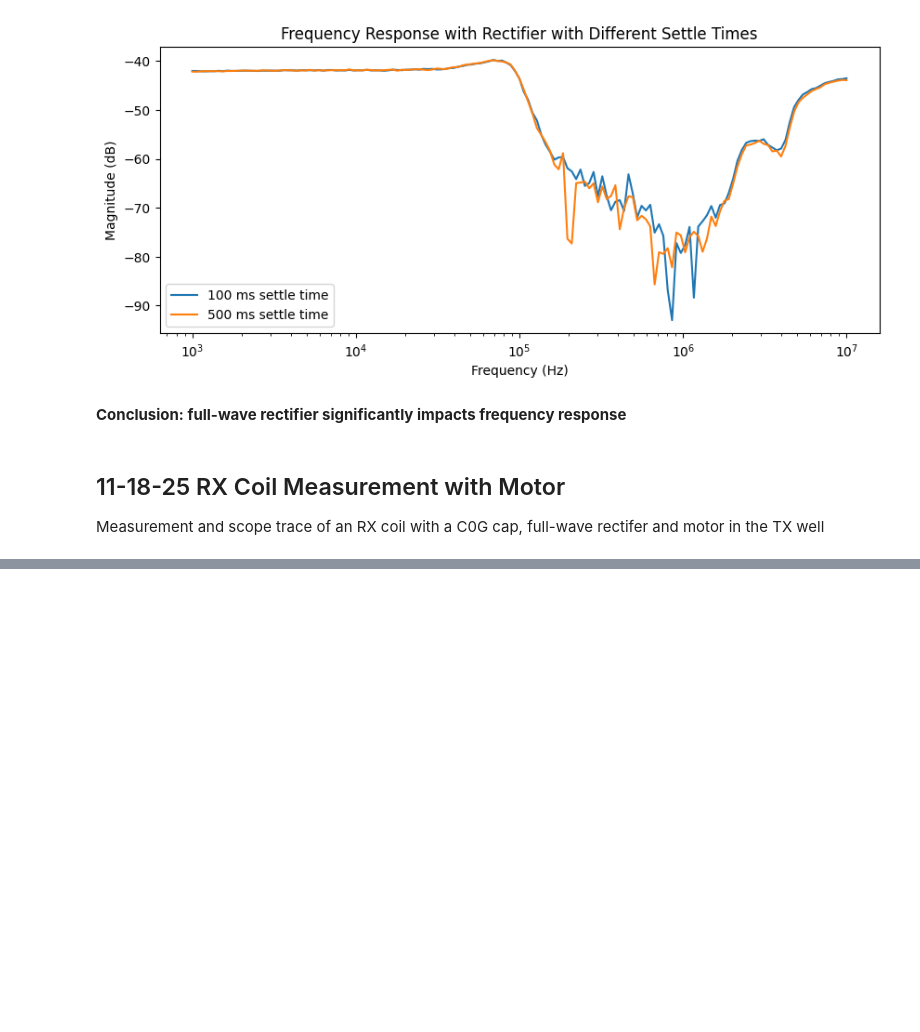
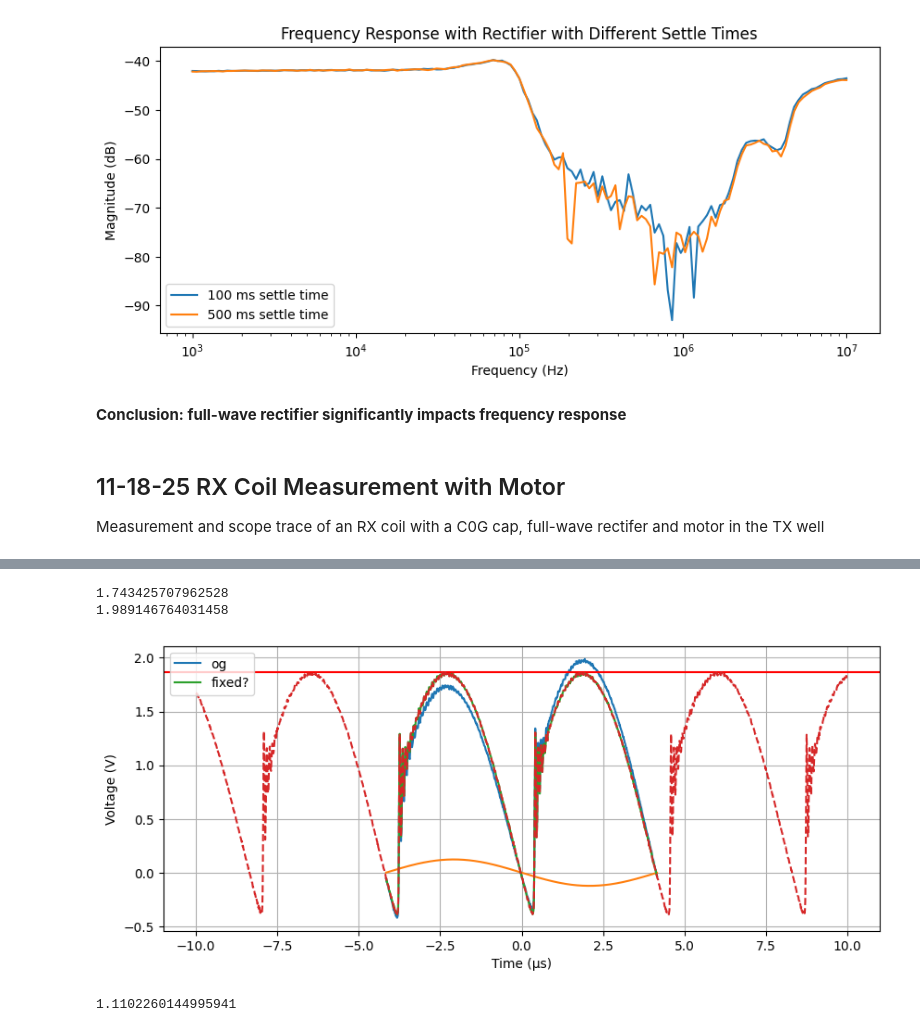
Before and after one commit to davisgtoth/Wireless-Drone-Data-Analysis, a Jupyter notebook: analysis.ipynb, the cells around one changed output, grey strips where cells are left out. Saved outputs shown, nothing was run; the diff lists cells and outputs as text; code cells hidden in the pictures; blank space fills up the shorter version.

```diff
--- a/analysis.ipynb
+++ b/analysis.ipynb
@@ -506,0 +639,43 @@ Frequency:             120.05 kHz
+# %%
+# fix attempt 2 - subtract artificial sine wave (very rough work)
+
+# print(type(motor1['Time (s)']))
+time = motor1['Time (s)'].to_numpy()
+voltage = motor1['Channel 4 (V)'].to_numpy()*10
+freq = 120*1e3
+z_idx = np.argmin(np.abs(time))
+period = 1/freq
+start = np.argmin(np.abs(time + period/2))
+stop = np.argmin(np.abs(time - period/2))
+
+cropped_t = time[start:stop]
+cropped_V = voltage[start:stop]
+peak1 = max(cropped_V[:len(cropped_t)//2])
+peak2 = max(cropped_V[len(cropped_t)//2:])
+print(peak1)
+print(peak2)
+
+A = (peak1 - peak2)/2
+art_sin = A*np.sin(2*np.pi*freq*cropped_t)
+
+plt.figure(figsize=(10,4))
+# plt.plot(motor1['Time (s)'][z_idx-100:z_idx+100]*1e6, motor1['Channel 4 (V)'][z_:1800]*10, label='Motor Voltage')
+plt.plot(time[start:stop]*1e6, voltage[start:stop], label='og')
+plt.plot(cropped_t*1e6, art_sin)
+plt.plot(cropped_t*1e6, cropped_V + art_sin, label='fixed?')
+# plt.axhline(y=peak1)
+# plt.axhline(y=peak2)
+plt.axhline(y=(peak1+peak2)/2, color='r')
+plt.plot(time[z_idx-1000:z_idx+1000]*1e6, voltage[z_idx-1000:z_idx+1000] + A*np.sin(2*np.pi*freq*time[z_idx-1000:z_idx+1000]), '--')
+plt.xlabel('Time (\u03BCs)')
+plt.ylabel('Voltage (V)')
+plt.grid()
+plt.legend()
+plt.show()
+
+print(np.mean(voltage[z_idx-1000:z_idx+1000] + A*np.sin(2*np.pi*freq*time[z_idx-1000:z_idx+1000])))
+# %% [output]
+1.743425707962528
+1.989146764031458
+[figure, added]
+1.1102260144995941
```
Also changed, not shown: parts of 11 cells of this notebook, 10 other files.
